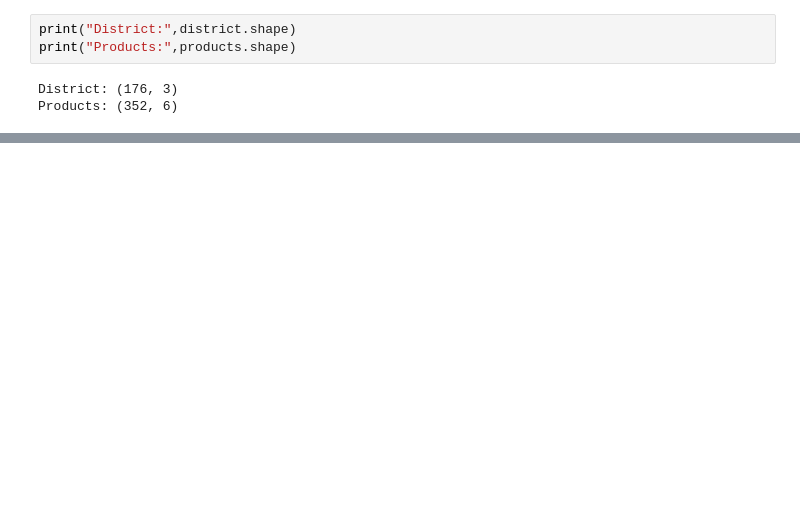
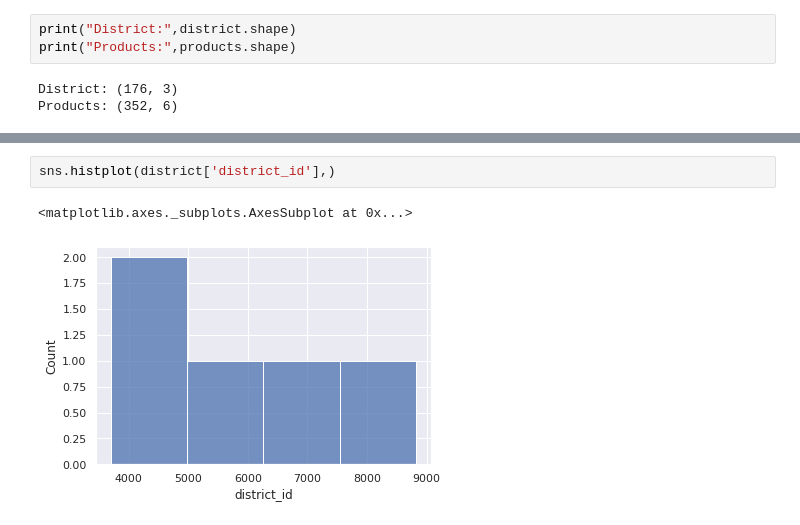
Before and after one commit to rajn5181/LearnPlatform-COVID-19-Impact-on-Digital-Learning, a Jupyter notebook: LearnPlatform COVID-19 Impact on Digital Learning.ipynb, the cells around one changed output, grey strips where cells are left out. Drawn from its saved outputs; the diff is of its cells as text; blank space fills up the shorter version.

```diff
--- a/LearnPlatform COVID-19 Impact on Digital Learning.ipynb
+++ b/LearnPlatform COVID-19 Impact on Digital Learning.ipynb
@@ -297,0 +313,5 @@ products.iloc[0:176,:]
+# %%
+sns.histplot(district['district_id'],)
+# %% [output]
+<matplotlib.axes._subplots.AxesSubplot at 0x...>
+[figure, added]
```
Also changed, not shown: parts of 8 cells of this notebook.
